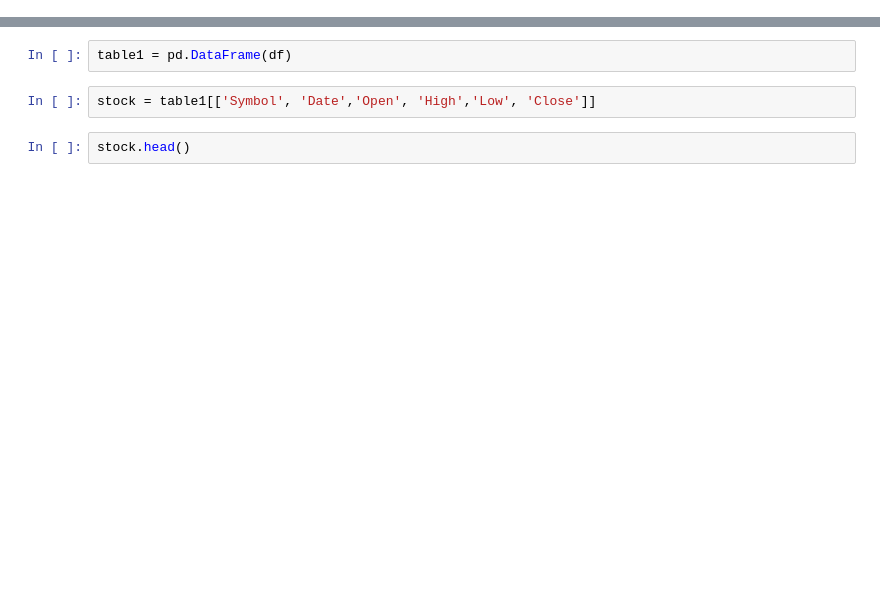
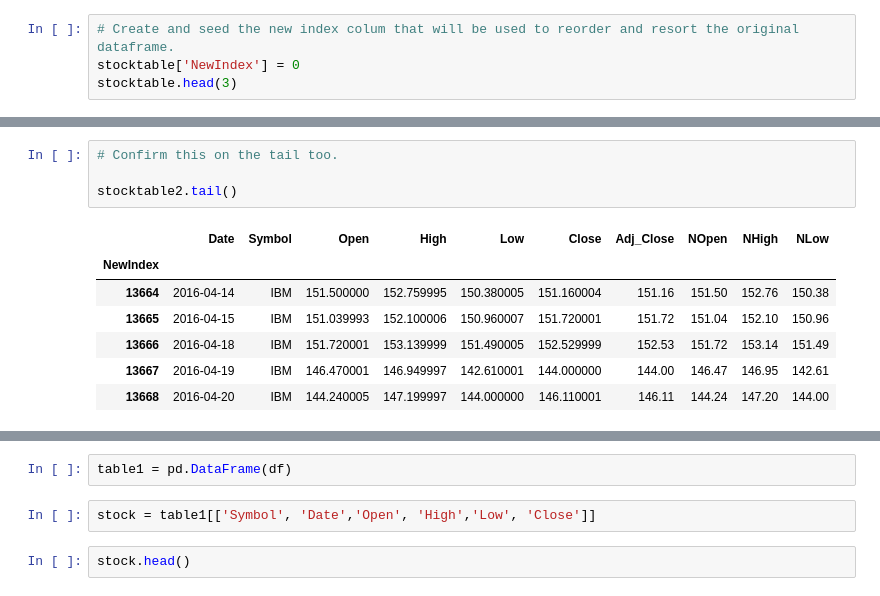
Before and after one commit to TomRene/TPCapstone, a Jupyter notebook: Build001.ipynb, the cells around one changed output, grey strips where cells are left out. Drawn from its saved outputs; the diff is of its cells as text; blank space fills up the shorter version.

```diff
--- a/Build001.ipynb
+++ b/Build001.ipynb
@@ -12,0 +41,4 @@ df = security.get_historical('2016-02-27', '2016-04-07')
+# %%
+# Create and seed the new index colum that will be used to reorder and resort the original dataframe.
+stocktable['NewIndex'] = 0
+stocktable.head(3)
@@ -12,0 +170,12 @@ df = security.get_historical('2016-02-27', '2016-04-07')
+# %%
+# Confirm this on the tail too.
+
+stocktable2.tail()
+# %% [output]
+|  | Date | Symbol | Open | High | Low | Close | Adj_Close | NOpen | NHigh | NLow |
+| NewIndex |  |  |  |  |  |  |  |  |  |  |
+| 13664 | 2016-04-14 | IBM | 151.500000 | 152.759995 | 150.380005 | 151.160004 | 151.16 | 151.50 | 152.76 | 150.38 |
+| 13665 | 2016-04-15 | IBM | 151.039993 | 152.100006 | 150.960007 | 151.720001 | 151.72 | 151.04 | 152.10 | 150.96 |
+| 13666 | 2016-04-18 | IBM | 151.720001 | 153.139999 | 151.490005 | 152.529999 | 152.53 | 151.72 | 153.14 | 151.49 |
+| 13667 | 2016-04-19 | IBM | 146.470001 | 146.949997 | 142.610001 | 144.000000 | 144.00 | 146.47 | 146.95 | 142.61 |
+| 13668 | 2016-04-20 | IBM | 144.240005 | 147.199997 | 144.000000 | 146.110001 | 146.11 | 144.24 | 147.20 | 144.00 |
```
Also changed, not shown: parts of 30 cells of this notebook.
